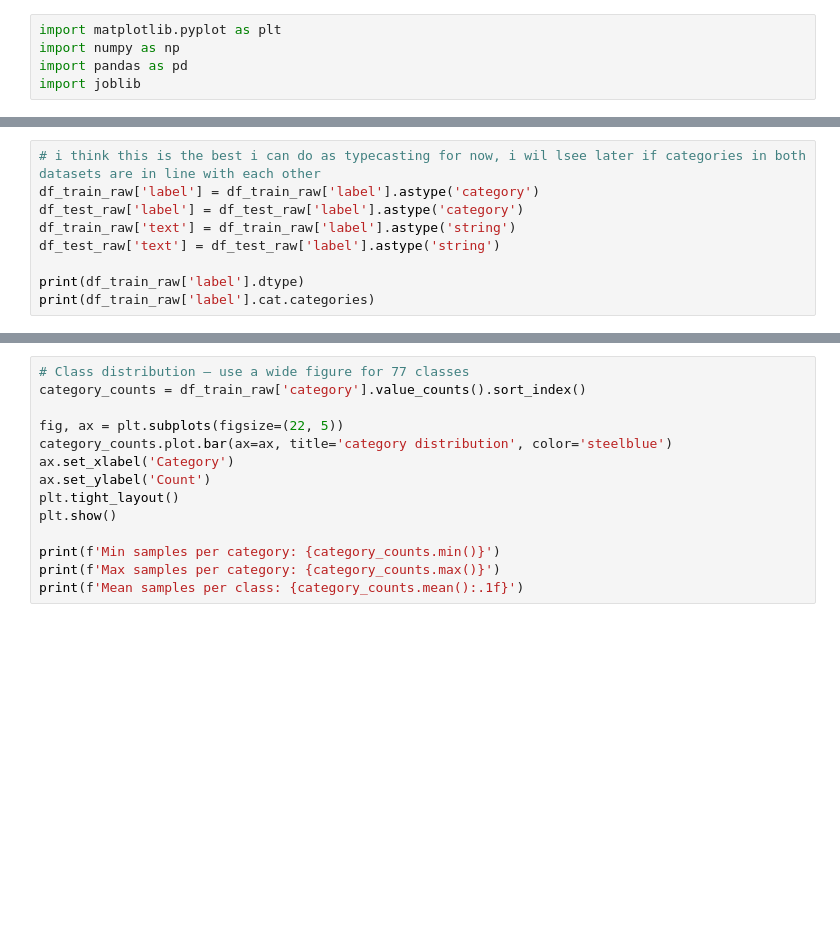
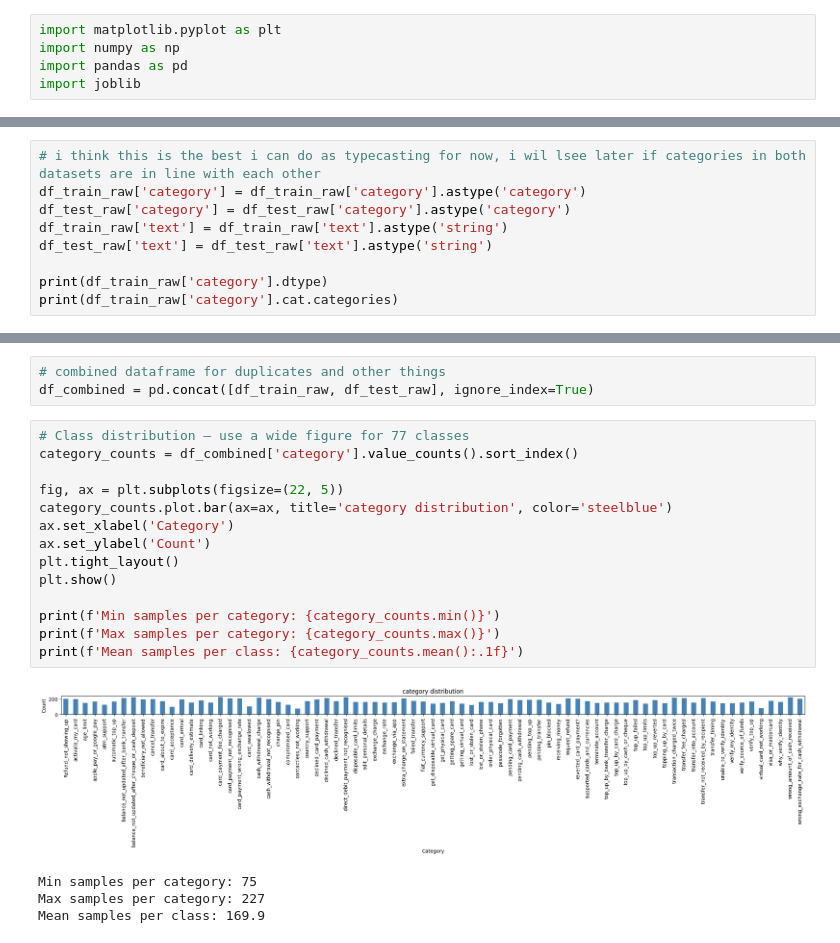
Before and after one commit to mate-mali/MLOPS-MM06, a Jupyter notebook: homework-mm.ipynb, the cells around one changed output, grey strips where cells are left out. Cells and saved outputs as stored; diff of their text form; blank space fills up the shorter version.

```diff
--- a/homework-mm.ipynb
+++ b/homework-mm.ipynb
@@ -30,9 +51,9 @@ display(df_train_raw.dtypes)
 # %%
 # i think this is the best i can do as typecasting for now, i wil lsee later if categories in both datasets are in line with each other
-df_train_raw['label'] = df_train_raw['label'].astype('category')
-df_test_raw['label'] = df_test_raw['label'].astype('category')
-df_train_raw['text'] = df_train_raw['label'].astype('string')
-df_test_raw['text'] = df_test_raw['label'].astype('string')
+df_train_raw['category'] = df_train_raw['category'].astype('category')
+df_test_raw['category'] = df_test_raw['category'].astype('category')
+df_train_raw['text'] = df_train_raw['text'].astype('string')
+df_test_raw['text'] = df_test_raw['text'].astype('string')
 
-print(df_train_raw['label'].dtype)
-print(df_train_raw['label'].cat.categories)
+print(df_train_raw['category'].dtype)
+print(df_train_raw['category'].cat.categories)
@@ -39,17 +78,25 @@ print(df_train_raw['label'].cat.categories)
+# %%
+# combined dataframe for duplicates and other things
+df_combined = pd.concat([df_train_raw, df_test_raw], ignore_index=True)
 # %%
 # Class distribution — use a wide figure for 77 classes
-category_counts = df_train_raw['category'].value_counts().sort_index()
+category_counts = df_combined['category'].value_counts().sort_index()
 
 fig, ax = plt.subplots(figsize=(22, 5))
 category_counts.plot.bar(ax=ax, title='category distribution', color='steelblue')
 ax.set_xlabel('Category')
 ax.set_ylabel('Count')
 plt.tight_layout()
 plt.show()
 
 print(f'Min samples per category: {category_counts.min()}')
 print(f'Max samples per category: {category_counts.max()}')
 print(f'Mean samples per class: {category_counts.mean():.1f}')
+# %% [output]
+[figure, added]
+Min samples per category: 75
+Max samples per category: 227
+Mean samples per class: 169.9
 # %%
 # Text length histograms for train and test sets
 fig, axes = plt.subplots(1, 2, figsize=(14, 5))
```
Also changed, not shown: parts of 57 cells of this notebook.
